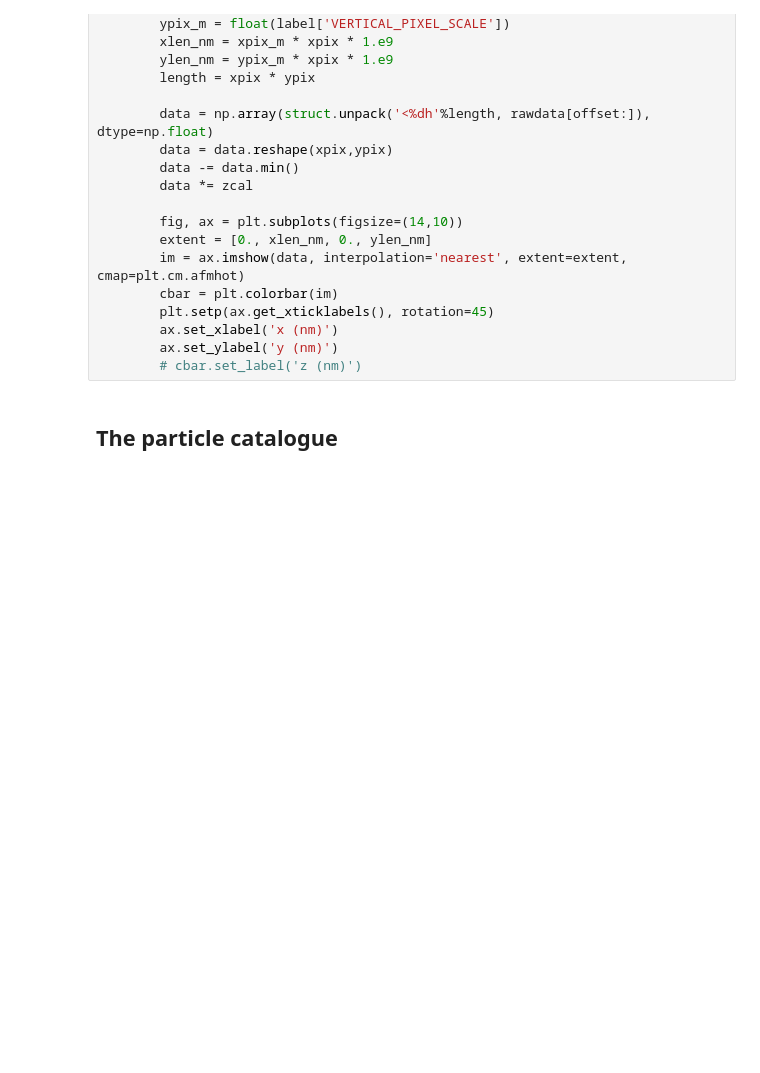
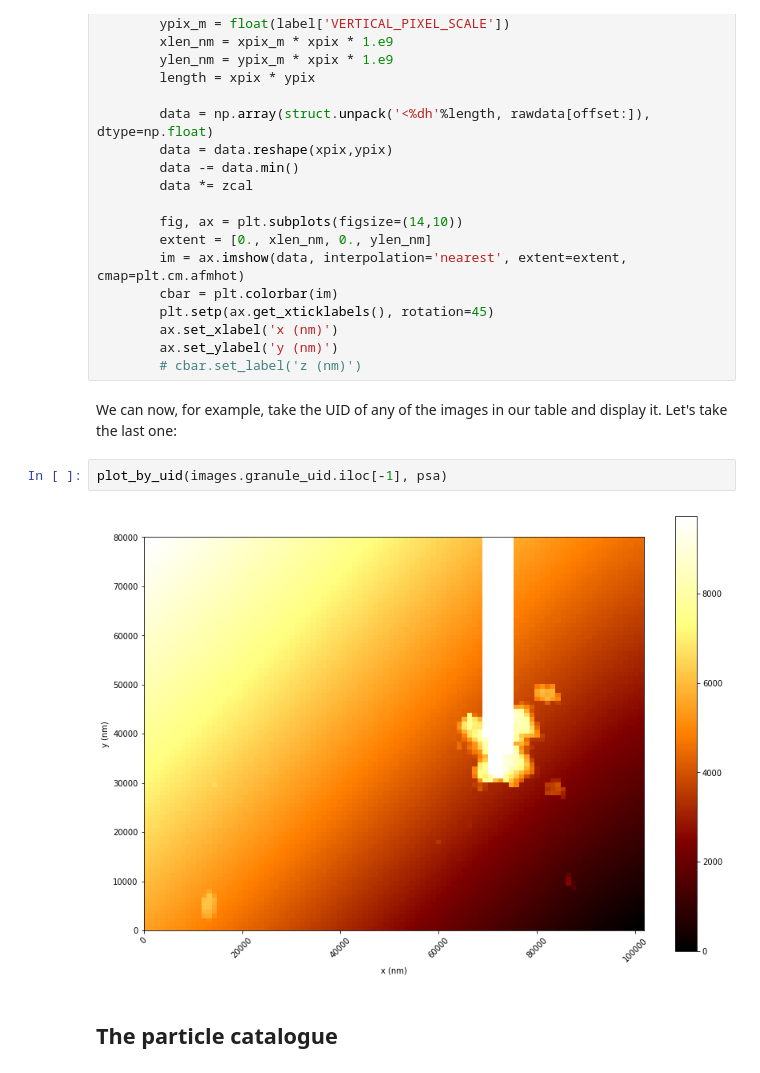
Before and after one commit to msbentley/midas-analysis, a Jupyter notebook: midas-analysis.ipynb, the cells around one changed output. Drawn from its saved outputs; the diff is of its cells as text; blank space fills up the shorter version.

```diff
--- a/midas-analysis.ipynb
+++ b/midas-analysis.ipynb
@@ -386,6 +520,12 @@ def plot_by_uid(uid, tap_handle):
         ax.set_xlabel('x (nm)')
         ax.set_ylabel('y (nm)')
         # cbar.set_label('z (nm)')
+# %% [markdown]
+We can now, for example, take the UID of any of the images in our table and display it. Let's take the last one:
+# %%
+plot_by_uid(images.granule_uid.iloc[-1], psa)
+# %% [output]
+[figure, added]
 # %% [markdown]
 ## The particle catalogue
 # %% [markdown]
```
Also changed, not shown: parts of 87 cells of this notebook.
